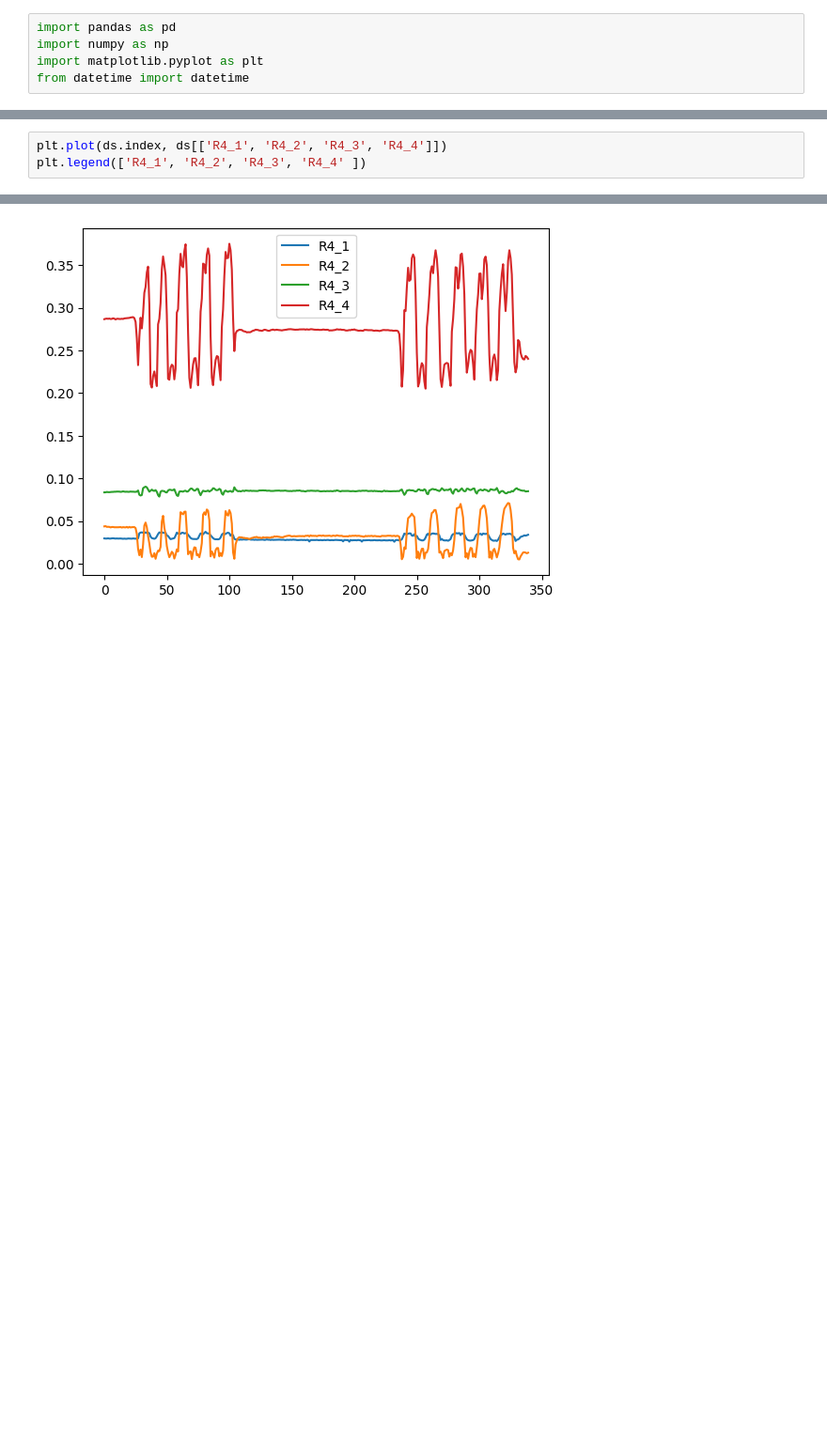
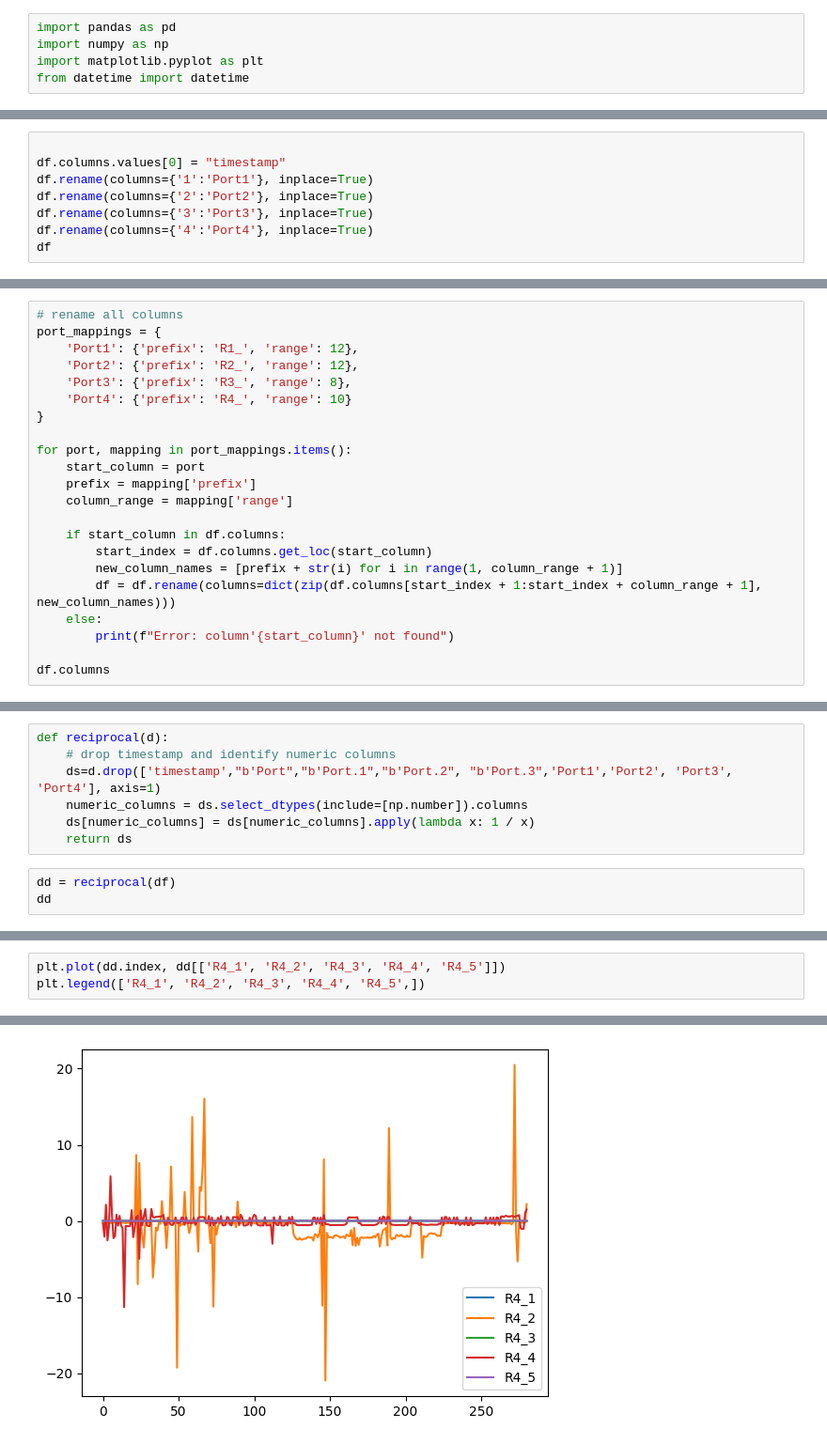
Before and after one commit to htsago/Sensorprobe, a Jupyter notebook: data_preprocessing.ipynb, the cells around one changed output, grey strips where cells are left out. Shown at 94% size. Cells and saved outputs as stored; diff of their text form; blank space fills up the shorter version.

```diff
--- a/data_preprocessing.ipynb
+++ b/data_preprocessing.ipynb
@@ -161,0 +25,8 @@ ds
+# %%
+
+df.columns.values[0] = "timestamp"
+df.rename(columns={'1':'Port1'}, inplace=True)
+df.rename(columns={'2':'Port2'}, inplace=True)
+df.rename(columns={'3':'Port3'}, inplace=True)
+df.rename(columns={'4':'Port4'}, inplace=True)
+df
@@ -161,0 +66,22 @@ ds
+# %%
+# rename all columns
+port_mappings = {
+    'Port1': {'prefix': 'R1_', 'range': 12},
+    'Port2': {'prefix': 'R2_', 'range': 12},
+    'Port3': {'prefix': 'R3_', 'range': 8},
+    'Port4': {'prefix': 'R4_', 'range': 10}
+}
+
+for port, mapping in port_mappings.items():
+    start_column = port
+    prefix = mapping['prefix']
+    column_range = mapping['range']
+
+    if start_column in df.columns:
+        start_index = df.columns.get_loc(start_column)
+        new_column_names = [prefix + str(i) for i in range(1, column_range + 1)]
+        df = df.rename(columns=dict(zip(df.columns[start_index + 1:start_index + column_range + 1], new_column_names)))
+    else:
+        print(f"Error: column'{start_column}' not found")
+
+df.columns
@@ -161,0 +98,10 @@ ds
+# %%
+def reciprocal(d):
+    # drop timestamp and identify numeric columns
+    ds=d.drop(['timestamp',"b'Port","b'Port.1","b'Port.2", "b'Port.3",'Port1','Port2', 'Port3', 'Port4'], axis=1)
+    numeric_columns = ds.select_dtypes(include=[np.number]).columns
+    ds[numeric_columns] = ds[numeric_columns].apply(lambda x: 1 / x)
+    return ds
+# %%
+dd = reciprocal(df)
+dd
@@ -176,6 +142,6 @@ plt.legend(['R3_1', 'R3_2', 'R3_3', 'R3_4' ])
 # %%
-plt.plot(ds.index, ds[['R4_1', 'R4_2', 'R4_3', 'R4_4']])
-plt.legend(['R4_1', 'R4_2', 'R4_3', 'R4_4' ])
+plt.plot(dd.index, dd[['R4_1', 'R4_2', 'R4_3', 'R4_4', 'R4_5']])
+plt.legend(['R4_1', 'R4_2', 'R4_3', 'R4_4', 'R4_5',])
 # %% [output]
 <matplotlib.legend.Legend at 0x...>
-[figure, old version]
+[figure, new version]
```
Also changed, not shown: parts of 25 cells of this notebook, 2 other files.
